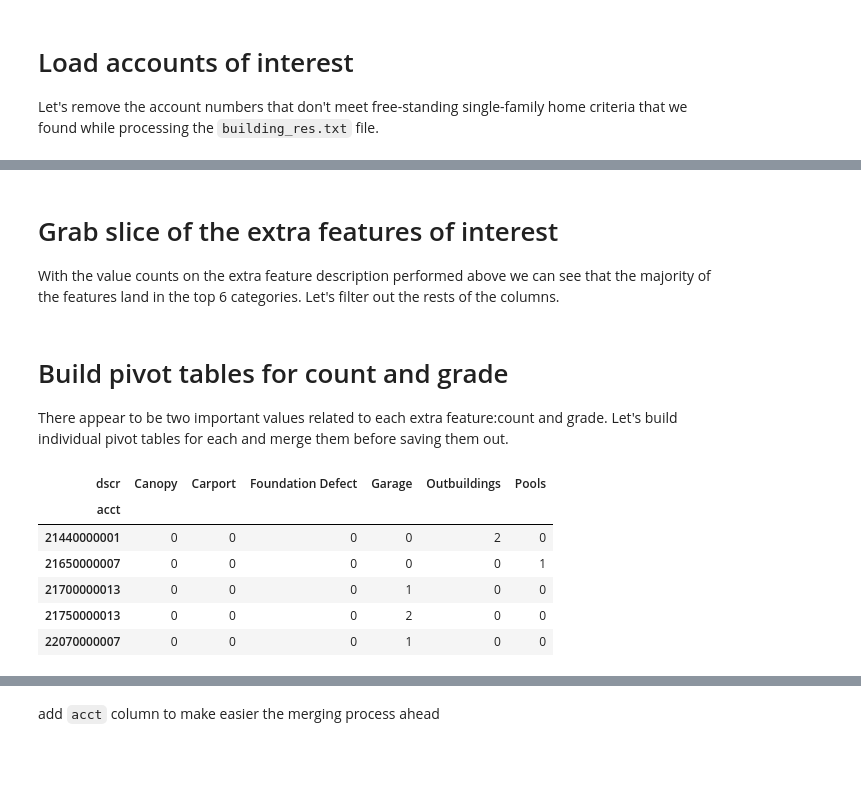
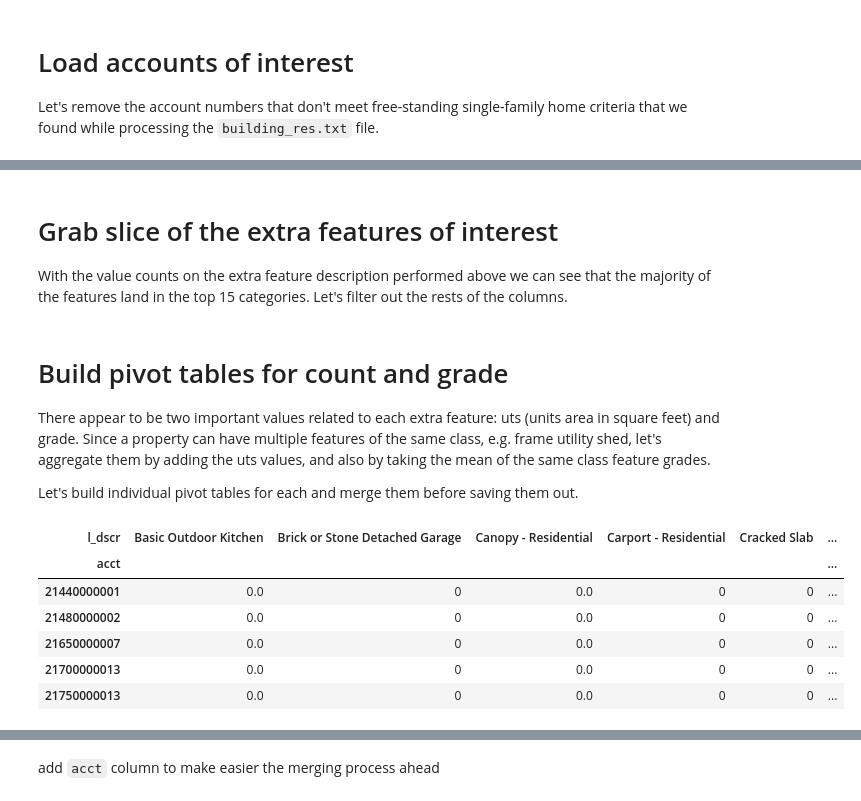
Before and after one commit to RafaelPinto/hcad_pred, a Jupyter notebook: notebooks/01_Exploratory/1.3-rp-hcad-data-view-extra_features.ipynb, the cells around one changed output, grey strips where cells are left out. Drawn from its saved outputs; the diff is of its cells as text; code cells hidden in the pictures; blank space fills up the shorter version.

```diff
--- a/notebooks/01_Exploratory/1.3-rp-hcad-data-view-extra_features.ipynb
+++ b/notebooks/01_Exploratory/1.3-rp-hcad-data-view-extra_features.ipynb
@@ -72,28 +71,31 @@ Name: dscr, dtype: int64
 # %% [markdown]
 # Grab slice of the extra features of interest
-With the value counts on the extra feature description performed above we can see that the majority of the features land in the top 6 categories. Let's filter out the rests of the columns.
+With the value counts on the extra feature description performed above we can see that the majority of the features land in the top 15 categories. Let's filter out the rests of the columns.
 # %%
-cols = extra_features_df.dscr.value_counts().head(6).index
+cols = extra_features_df.l_dscr.value_counts().head(15).index
 # %%
-cond0 = extra_features_df['dscr'].isin(cols)
+cond0 = extra_features_df['l_dscr'].isin(cols)
 extra_features_df = extra_features_df.loc[cond0, :]
 # %% [markdown]
 # Build pivot tables for count and grade
-There appear to be two important values related to each extra feature:count and grade. Let's build individual pivot tables for each and merge them before saving them out.
+There appear to be two important values related to each extra feature: uts (units area in square feet) and grade. Since a property can have multiple features of the same class, e.g. frame utility shed, let's aggregate them by adding the uts values, and also by taking the mean of the same class feature grades.
+
+Let's build individual pivot tables for each and merge them before saving them out.
 # %%
-extra_features_pivot_count = extra_features_df.pivot_table(index='acct',
-                                                           columns='dscr',
-                                                           values='count',
-                                                           fill_value=0)
+extra_features_pivot_uts = extra_features_df.pivot_table(index='acct',
+                                                         columns='l_dscr',
+                                                         values='uts',
+                                                         aggfunc='sum',
+                                                         fill_value=0)
 # %%
-extra_features_pivot_count.head()
+extra_features_pivot_uts.head()
 # %% [output]
-| dscr | Canopy | Carport | Foundation Defect | Garage | Outbuildings | Pools |
-| acct |  |  |  |  |  |  |
-| 21440000001 | 0 | 0 | 0 | 0 | 2 | 0 |
-| 21650000007 | 0 | 0 | 0 | 0 | 0 | 1 |
-| 21700000013 | 0 | 0 | 0 | 1 | 0 | 0 |
-| 21750000013 | 0 | 0 | 0 | 2 | 0 | 0 |
-| 22070000007 | 0 | 0 | 0 | 1 | 0 | 0 |
+| l_dscr | Basic Outdoor Kitchen | Brick or Stone Detached Garage | Canopy - Residential | Carport - Residential | Cracked Slab | ... |
+| acct |  |  |  |  |  | ... |
+| 21440000001 | 0.0 | 0 | 0.0 | 0 | 0 | ... |
+| 21480000002 | 0.0 | 0 | 0.0 | 0 | 0 | ... |
+| 21650000007 | 0.0 | 0 | 0.0 | 0 | 0 | ... |
+| 21700000013 | 0.0 | 0 | 0.0 | 0 | 0 | ... |
+| 21750000013 | 0.0 | 0 | 0.0 | 0 | 0 | ... |
 # %%
 extra_features_pivot_grade = extra_features_df.pivot_table(index='acct',
```
Also changed, not shown: parts of 18 cells of this notebook, 6 other files.
